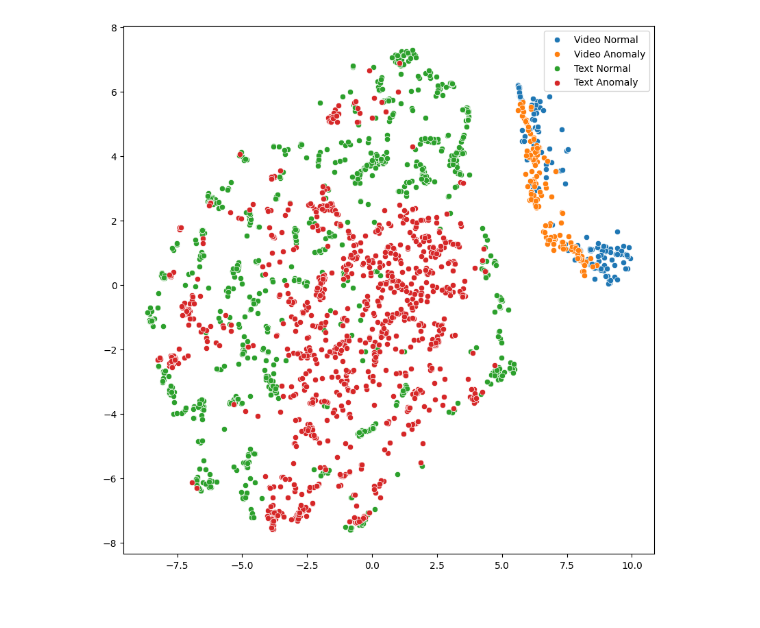
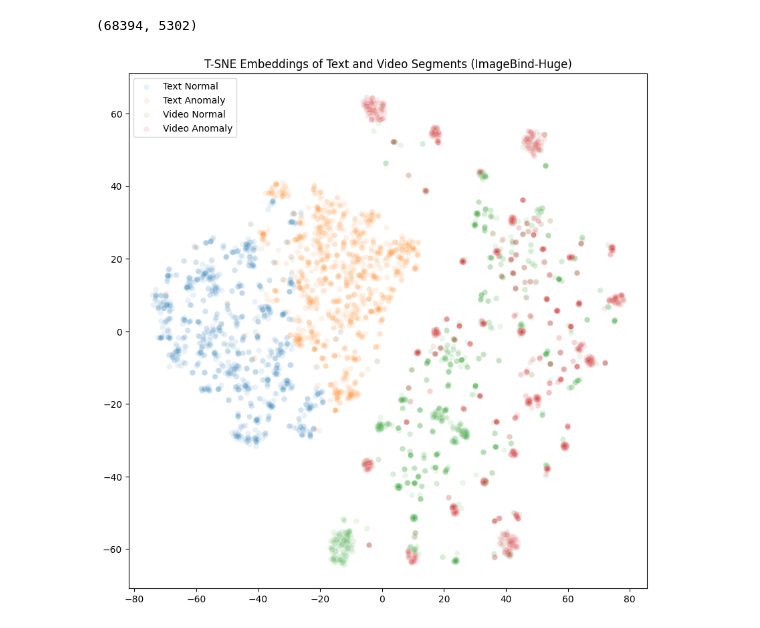
Before and after one commit to Haawron/agent-based-vad, a Jupyter notebook: notebooks/embeddings_visualized.ipynb, the cells around one changed output. Drawn from its saved outputs; the diff is of its cells as text; code cells hidden in the pictures.

```diff
--- a/notebooks/embeddings_visualized.ipynb
+++ b/notebooks/embeddings_visualized.ipynb
@@ -79,17 +82,42 @@ plt.show()
+# %%
+emb_normal_mean = embeddings_text_normal.mean(axis=0)
+emb_normal_mean /= np.linalg.norm(emb_normal_mean)
+emb_anomalous_mean = embeddings_text_anomaly.mean(axis=0)
+emb_anomalous_mean /= np.linalg.norm(emb_anomalous_mean)
+emb_proj = emb_anomalous_mean - emb_normal_mean
+emb_proj /= np.linalg.norm(emb_proj)
+emb_proj = emb_proj.astype(np.float32)
+# %%
+len(embeddings_normal), len(embeddings_anomaly)
+# %% [output]
+(68394, 5302)
+# %%
+embeddings_normal_subsampled = embeddings_normal[::len(embeddings_normal)//1000]
+embeddings_anomaly_subsampled = embeddings_anomaly[::len(embeddings_anomaly)//1000]
+
+embeddings_normal_subsampled -= np.einsum('i,j,hj->hi', emb_proj, emb_proj, embeddings_normal_subsampled)
+embeddings_anomaly_subsampled -= np.einsum('i,j,hj->hi', emb_proj, emb_proj, embeddings_anomaly_subsampled)
+# %%
+np.random.seed(0)
+tsne = TSNE(n_components=2, perplexity=30, max_iter=1000, init='pca', metric='cosine')
+e = np.concatenate([
+    embeddings_text_normal,
+    embeddings_text_anomaly,
+    embeddings_normal_subsampled,
+    embeddings_anomaly_subsampled,
+], axis=0)
+ee = tsne.fit_transform(e)
+
+a, b, c, d = len(embeddings_text_normal), len(embeddings_text_anomaly), len(embeddings_normal_subsampled), len(embeddings_anomaly_subsampled)
+bdds = [a, a+b, a+b+c, a+b+c+d]
 # %%
-np.random.seed(0)
-tsne = TSNE(n_components=2, perplexity=30, n_iter=300, metric='cosine')
-e = np.concatenate([embeddings_normal, embeddings_anomaly, embeddings_text_normal, .8*embeddings_text_anomaly], axis=0)
-ee = tsne.fit_transform(e)
-
 plt.figure(figsize=(10, 10))
-a, b, c = len(embeddings_normal), len(embeddings_anomaly), len(embeddings_text_normal)
-bdds = [a, a+b, a+b+c]
-sns.scatterplot(x=ee[:bdds[0], 0], y=ee[:bdds[0], 1], label='Video Normal')
-sns.scatterplot(x=ee[bdds[0]:bdds[1], 0], y=ee[bdds[0]:bdds[1], 1], label='Video Anomaly')
-sns.scatterplot(x=ee[bdds[1]:bdds[2], 0], y=ee[bdds[1]:bdds[2], 1], label='Text Normal')
-sns.scatterplot(x=ee[bdds[2]:, 0], y=ee[bdds[2]:, 1], label='Text Anomaly')
+sns.scatterplot(x=ee[:bdds[0], 0], y=ee[:bdds[0], 1], label='Text Normal', alpha=.1)
+sns.scatterplot(x=ee[bdds[0]:bdds[1], 0], y=ee[bdds[0]:bdds[1], 1], label='Text Anomaly', alpha=.1)
+sns.scatterplot(x=ee[bdds[1]:bdds[2], 0], y=ee[bdds[1]:bdds[2], 1], label='Video Normal', alpha=.1)
+sns.scatterplot(x=ee[bdds[2]:bdds[3], 0], y=ee[bdds[2]:bdds[3], 1], label='Video Anomaly', alpha=.1)
 plt.legend()
+plt.title('T-SNE Embeddings of Text and Video Segments (ImageBind-Huge)')
 plt.show()
 # %% [output]
-[figure, old version]
+[figure, new version]
```
Also changed, not shown: parts of 6 cells of this notebook, 4 other files.
